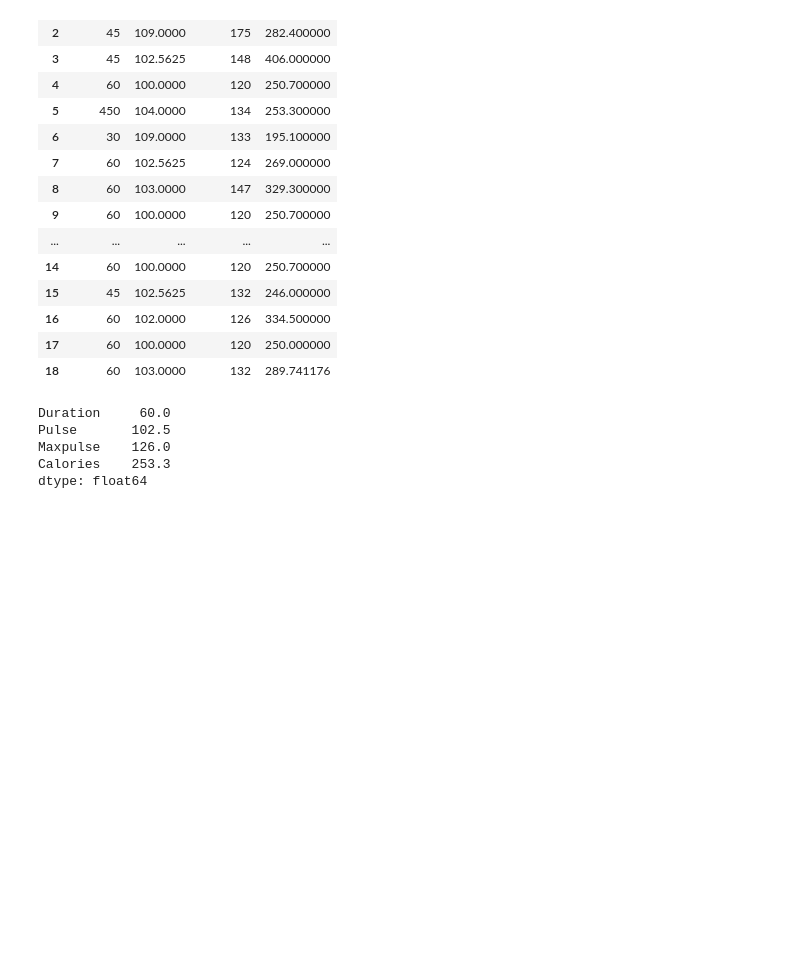
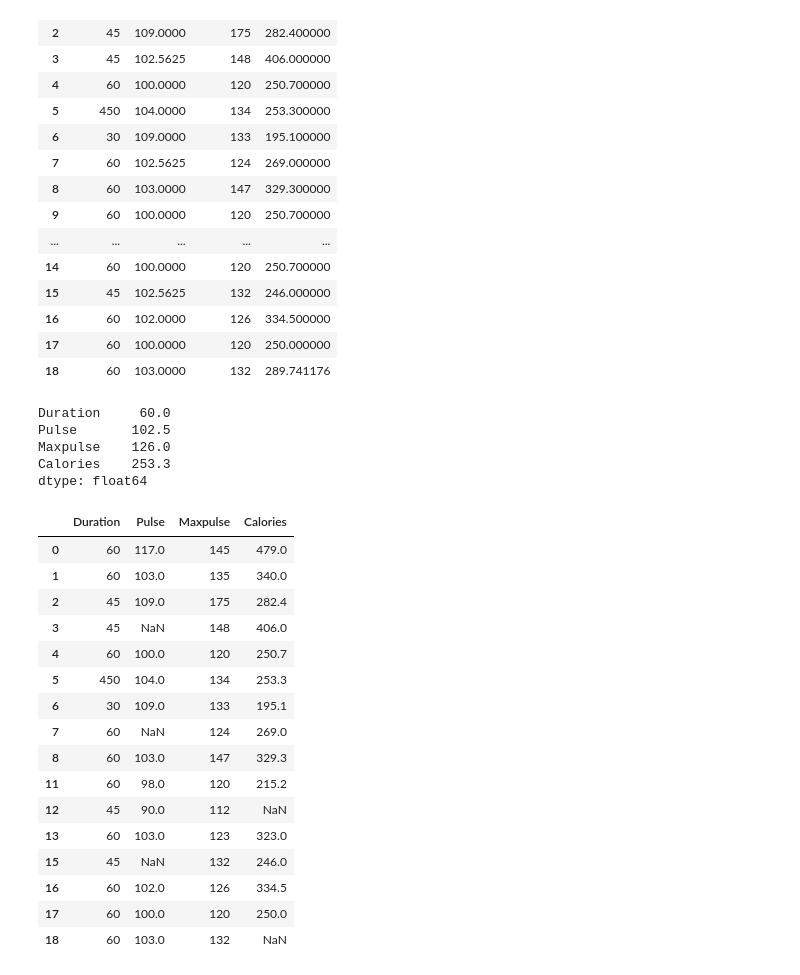
Before and after one commit to AnYeHyeon/DataScience2023, a Jupyter notebook: DataScience_Week1.ipynb, the cells around one changed output. Drawn from its saved outputs; the diff is of its cells as text; code cells hidden in the pictures; blank space fills up the shorter version.

```diff
--- a/DataScience_Week1.ipynb
+++ b/DataScience_Week1.ipynb
@@ -356,4 +356,22 @@ Calories    253.3
 dtype: float64
 # %%
 # 중복된 행 제거
-df.
+df.drop_duplicates()
+# %% [output]
+|  | Duration | Pulse | Maxpulse | Calories |
+| 0 | 60 | 117.0 | 145 | 479.0 |
+| 1 | 60 | 103.0 | 135 | 340.0 |
+| 2 | 45 | 109.0 | 175 | 282.4 |
+| 3 | 45 | NaN | 148 | 406.0 |
+| 4 | 60 | 100.0 | 120 | 250.7 |
+| 5 | 450 | 104.0 | 134 | 253.3 |
+| 6 | 30 | 109.0 | 133 | 195.1 |
+| 7 | 60 | NaN | 124 | 269.0 |
+| 8 | 60 | 103.0 | 147 | 329.3 |
+| 11 | 60 | 98.0 | 120 | 215.2 |
+| 12 | 45 | 90.0 | 112 | NaN |
+| 13 | 60 | 103.0 | 123 | 323.0 |
+| 15 | 45 | NaN | 132 | 246.0 |
+| 16 | 60 | 102.0 | 126 | 334.5 |
+| 17 | 60 | 100.0 | 120 | 250.0 |
+| 18 | 60 | 103.0 | 132 | NaN |
```
Also changed, not shown: parts of 1 cell of this notebook.
